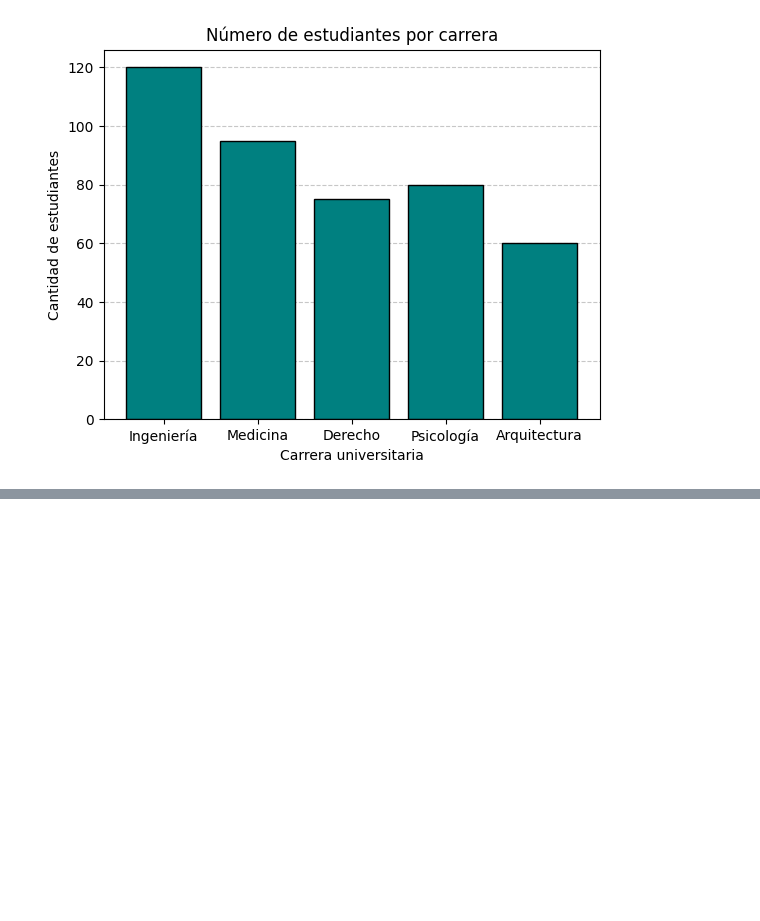
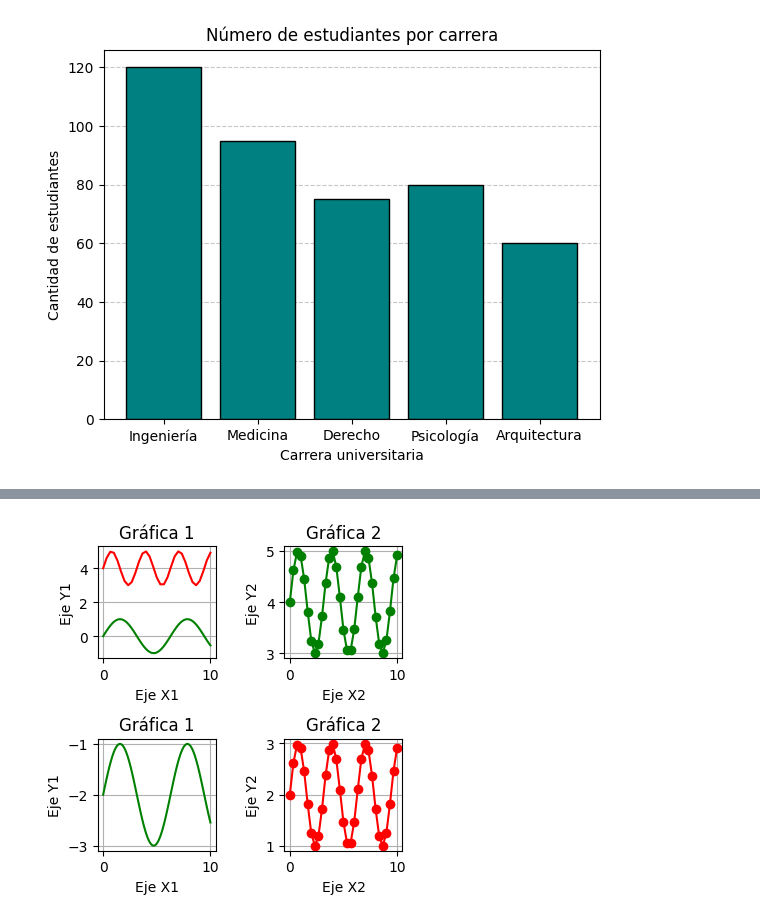
Before and after one commit to juandiegoescobar05-arch/Curso-an-lisis-de-datos-, a Jupyter notebook: Clase_analisis_de_datos.ipynb, the cells around one changed output, grey strips where cells are left out. Saved outputs shown, nothing was run; the diff lists cells and outputs as text; code cells hidden in the pictures; blank space fills up the shorter version.

```diff
--- a/Clase_analisis_de_datos.ipynb
+++ b/Clase_analisis_de_datos.ipynb
@@ -1634,0 +1691,38 @@ plt.show()
+# %%
+#Crear y graficar en cuadros independientes
+x0 = np.linspace(0,10,100)
+y0 = np.sin(x0)
+x1 = np.linspace(0,10,31)
+y1 = 4+1*np.sin(2*x1)
+
+fig, grafica = plt.subplots(2,2, figsize=(4,4))
+grafica[0,0].plot(x0,y0,color="green")
+grafica[0,0].set_title("Gráfica 1")
+grafica[0,0].plot(x1,y1,color="red")
+grafica[0,0].set_xlabel("Eje X1")
+grafica[0,0].set_ylabel("Eje Y1")
+grafica[0,0].grid(True)
+
+grafica[0,1].plot(x1,y1,color="green",marker="o")
+grafica[0,1].set_title("Gráfica 2")
+grafica[0,1].set_xlabel("Eje X2")
+grafica[0,1].set_ylabel("Eje Y2")
+grafica[0,1].grid(True)
+
+grafica[1,0].plot(x0,y0-2,color="green")
+grafica[1,0].set_title("Gráfica 1")
+grafica[1,0].set_xlabel("Eje X1")
+grafica[1,0].set_ylabel("Eje Y1")
+grafica[1,0].grid(True)
+
+grafica[1,1].plot(x1,y1-2,color="red",marker="o")
+grafica[1,1].set_title("Gráfica 2")
+grafica[1,1].set_xlabel("Eje X2")
+grafica[1,1].set_ylabel("Eje Y2")
+grafica[1,1].grid(True)
+
+plt.tight_layout() ##organiza las figuras para evitar traslape
+plt.savefig("Graficas.png")
+plt.show()
+# %% [output]
+[figure, added]
```
Also changed, not shown: parts of 39 cells of this notebook.
